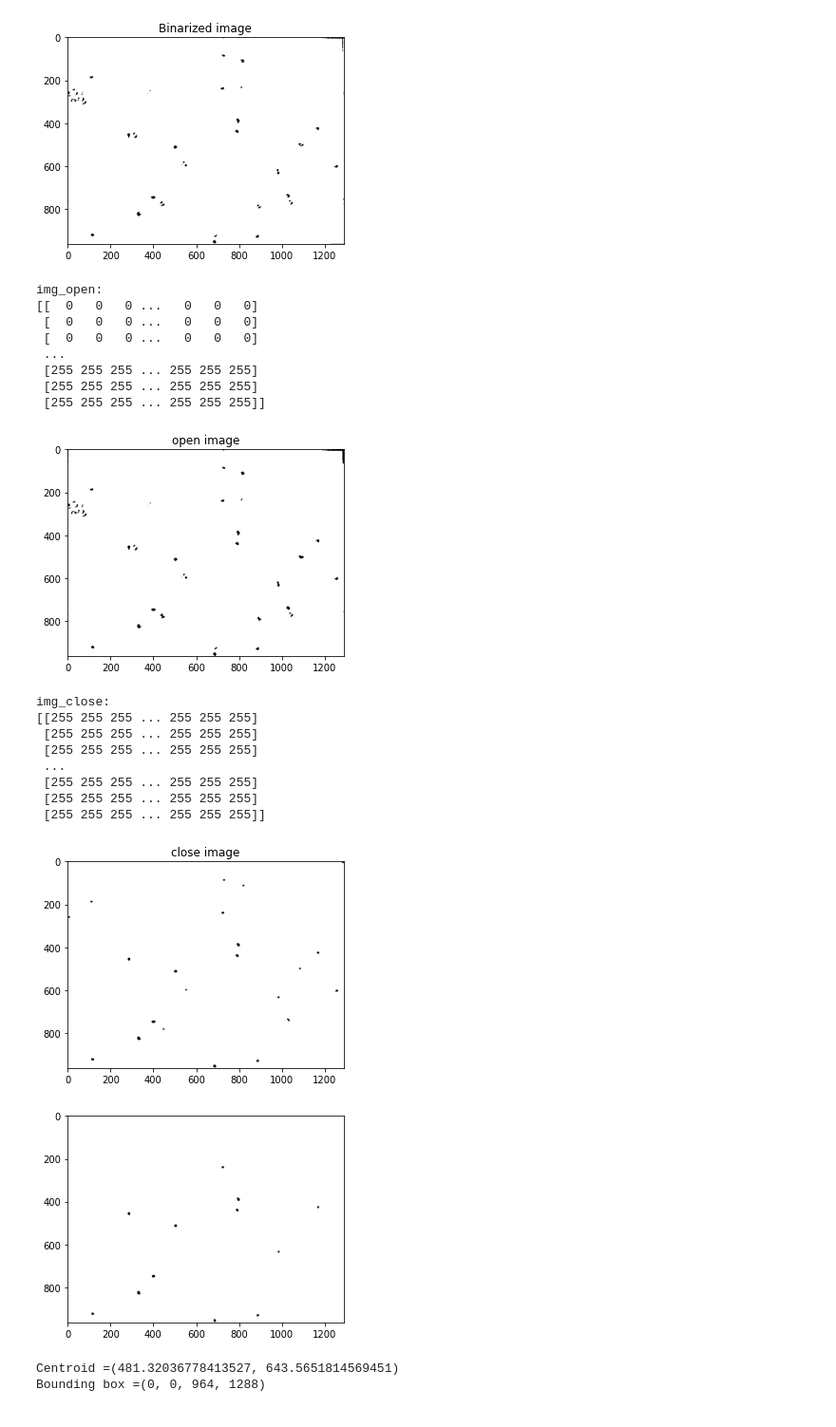
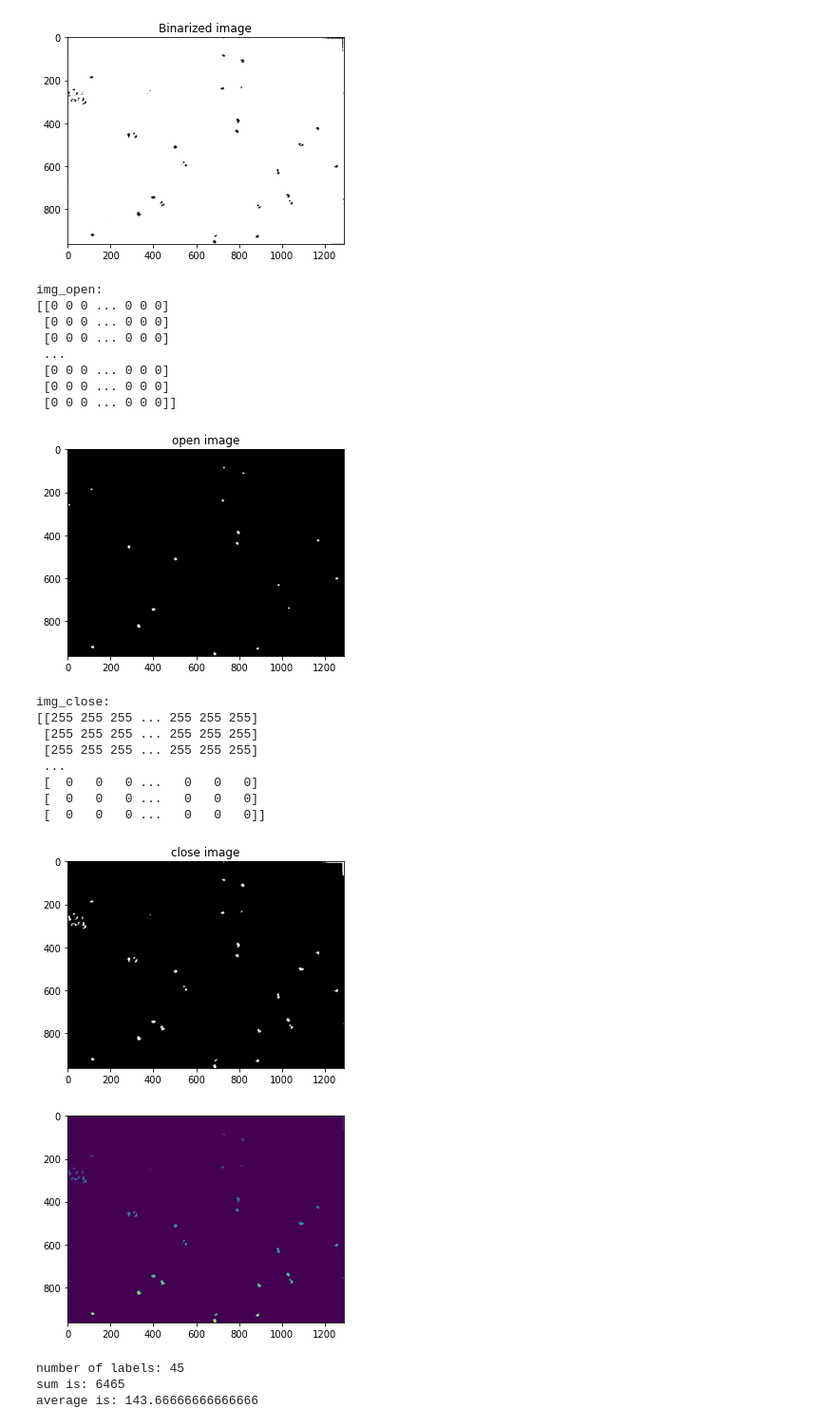
Before and after one commit to Henry-Medeiros/programming-challenge-3-NewMKE, a Jupyter notebook: Copy_of_Programming_Challenge_3.ipynb, the cells around one changed output. Shown: that part at 95% size. Drawn from its saved outputs; the diff is of its cells as text; code cells hidden in the pictures.

```diff
--- a/Copy_of_Programming_Challenge_3.ipynb
+++ b/Copy_of_Programming_Challenge_3.ipynb
@@ -94,7 +95,9 @@ plt.show()
 
 
 # Opening using the structuring element
-S = np.ones((6, 8), np.uint8)
+S = np.ones((7, 8), np.uint8)
+# reverse the image
+thresh = 255-thresh
 img_open = cv2.morphologyEx(thresh, cv2.MORPH_OPEN, S)
 print('img_open:')
 print(img_open)
@@ -103,7 +106,7 @@ plt.imshow(255*img_open,'gray')
 plt.show()
 
 # Closing using the structuring element
-S = np.ones((6, 8), np.uint8)
+S = np.ones((8, 8), np.uint8)
 img_close = cv2.morphologyEx(thresh, cv2.MORPH_CLOSE, S)
 print('img_close:')
 print(img_close)
@@ -112,37 +115,44 @@ plt.imshow(255*img_close,'gray')
 plt.show()
 # %% [output]
 img_open:
-[[  0   0   0 ...   0   0   0]
- [  0   0   0 ...   0   0   0]
- [  0   0   0 ...   0   0   0]
+[[0 0 0 ... 0 0 0]
+ [0 0 0 ... 0 0 0]
+ [0 0 0 ... 0 0 0]
  ...
- [255 255 255 ... 255 255 255]
- [255 255 255 ... 255 255 255]
- [255 255 255 ... 255 255 255]]
+ [0 0 0 ... 0 0 0]
+ [0 0 0 ... 0 0 0]
+ [0 0 0 ... 0 0 0]]
-[figure, old version]
+[figure, new version]
 img_close:
 [[255 255 255 ... 255 255 255]
  [255 255 255 ... 255 255 255]
  [255 255 255 ... 255 255 255]
  ...
- [255 255 255 ... 255 255 255]
- [255 255 255 ... 255 255 255]
- [255 255 255 ... 255 255 255]]
+ [  0   0   0 ...   0   0   0]
+ [  0   0   0 ...   0   0   0]
+ [  0   0   0 ...   0   0   0]]
-[figure, old version]
+[figure, new version]
 # %%
 # Count the the number of organisms present in the image and compute their
 # average area in pixels
+
 from skimage.morphology import label
-img_labels = label(img_close)
-plt.imshow(img_labels,'gray')
+img_labels,num = label(img_close, return_num=True)
+
+plt.imshow(img_labels)
 plt.show()
 
 from skimage.measure import regionprops
+sum = 0
 img_props = regionprops(img_labels)
 for i in img_props:
-  print('Centroid ={}'.format(i.centroid))
-  print('Bounding box ={}'.format(i.bbox))
+  # print('area ={}'.format(i.area))
+  sum = sum+i.area
+print("number of labels:",num)
+print("sum is:",sum)
+print("average is:", sum/num)
 # %% [output]
-[figure, old version]
+[figure, new version]
-Centroid =(481.32036778413527, 643.5651814569451)
-Bounding box =(0, 0, 964, 1288)
+number of labels: 45
+sum is: 6465
+average is: 143.66666666666666
```
Also changed, not shown: parts of 2 cells of this notebook.
